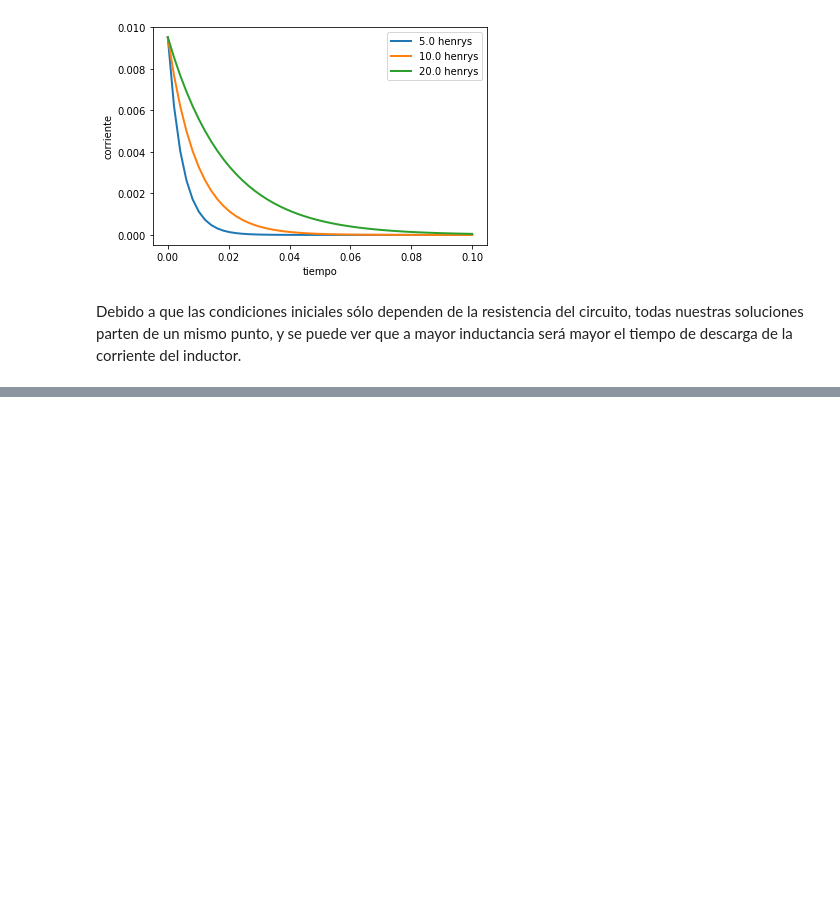
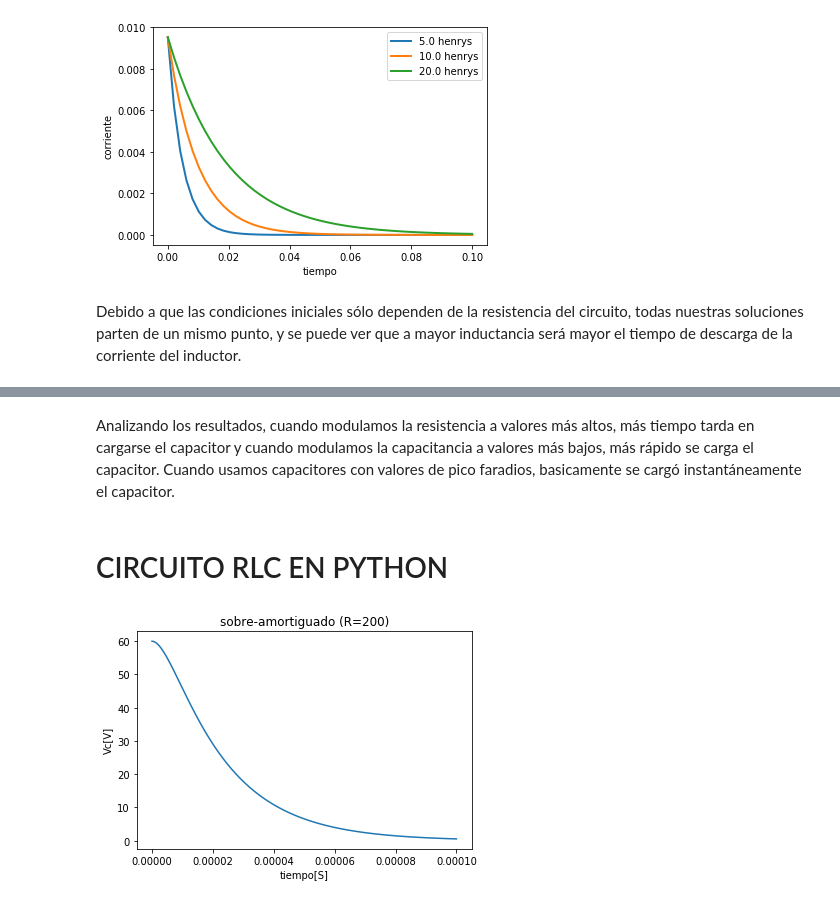
Before and after one commit to Rod1390/Proyecto-circuitos, a Jupyter notebook: proycir.ipynb, the cells around one changed output, grey strips where cells are left out. Cells and saved outputs as stored; diff of their text form; code cells hidden in the pictures; blank space fills up the shorter version.

```diff
--- a/proycir.ipynb
+++ b/proycir.ipynb
@@ -70,0 +127,23 @@ Debido a que las condiciones iniciales sólo dependen de la resistencia del circ
+# %% [markdown]
+Analizando los resultados, cuando modulamos la resistencia a valores más altos, más tiempo tarda en cargarse el capacitor y cuando modulamos la capacitancia a valores más bajos, más rápido se carga el capacitor. Cuando usamos capacitores con valores de pico faradios, basicamente se cargó instantáneamente el capacitor.
+# %% [markdown]
+# CIRCUITO RLC EN PYTHON
+# %%
+
+from scipy.integrate import odeint
+import numpy as np
+
+
+def ddVc(V, t):
+    return [V[1], -250000*V[1] - 10e9*V[0]]
+v0 = [60, 0]
+t = np.linspace(0,0.0001, 2000)
+sol = odeint(ddVc, v0, t)
+vsol = sol[:,0]
+
+plt.xlabel("tiempo[S]")
+plt.ylabel("Vc[V]")
+plt.title("sobre-amortiguado (R=200)")
+plt.plot(t,vsol);
+# %% [output]
+[figure, added]
```
Also changed, not shown: parts of 8 cells of this notebook.
